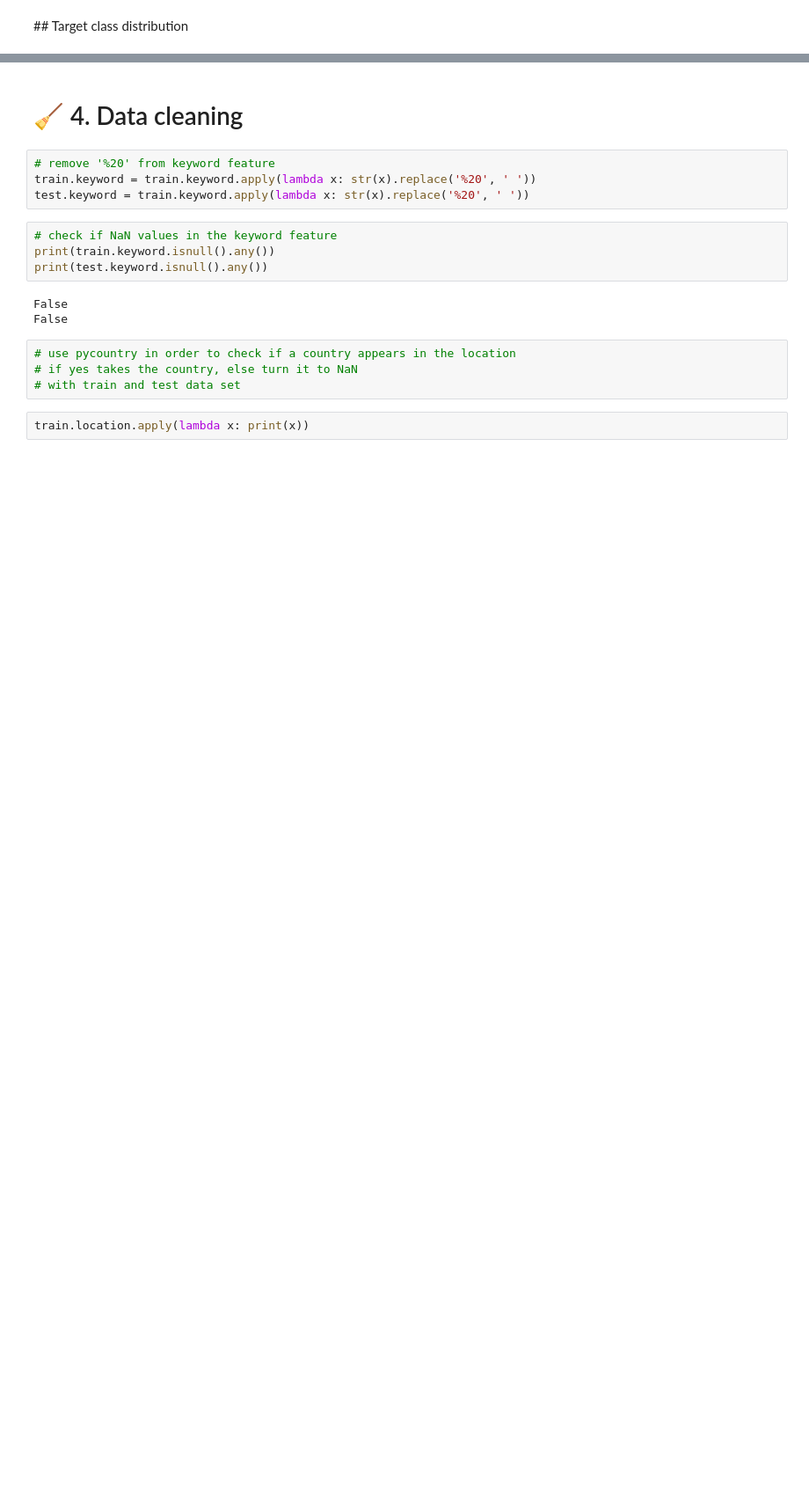
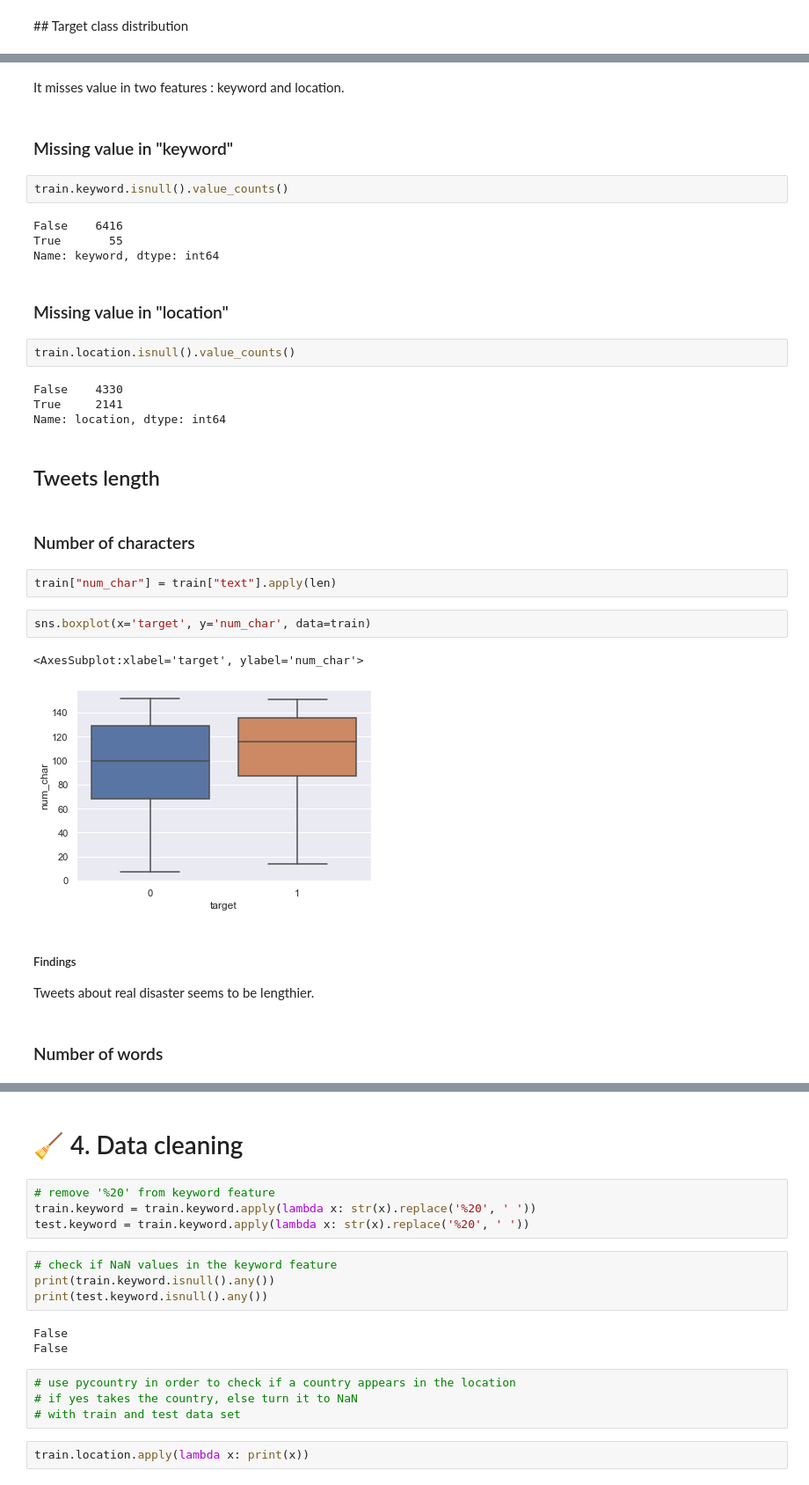
Before and after one commit to loicrouillermonay/DMML2020_Rolex, a Jupyter notebook: code/DMML2020_Rolex.ipynb, the cells around one changed output, grey strips where cells are left out. Shown at 88% size. Cells and saved outputs as stored; diff of their text form; blank space fills up the shorter version.

```diff
--- a/code/DMML2020_Rolex.ipynb
+++ b/code/DMML2020_Rolex.ipynb
@@ -85,0 +124,34 @@ train
+# %% [markdown]
+It misses value in two features : keyword and location.
+# %% [markdown]
+### Missing value in "keyword"
+# %%
+train.keyword.isnull().value_counts()
+# %% [output]
+False    6416
+True       55
+Name: keyword, dtype: int64
+# %% [markdown]
+### Missing value in "location"
+# %%
+train.location.isnull().value_counts()
+# %% [output]
+False    4330
+True     2141
+Name: location, dtype: int64
+# %% [markdown]
+## Tweets length
+# %% [markdown]
+### Number of characters
+# %%
+train["num_char"] = train["text"].apply(len)
+# %%
+sns.boxplot(x='target', y='num_char', data=train)
+# %% [output]
+<AxesSubplot:xlabel='target', ylabel='num_char'>
+[figure, added]
+# %% [markdown]
+##### Findings
+Tweets about real disaster seems to be lengthier.
+# %% [markdown]
+### Number of words
```
Also changed, not shown: parts of 21 cells of this notebook.
